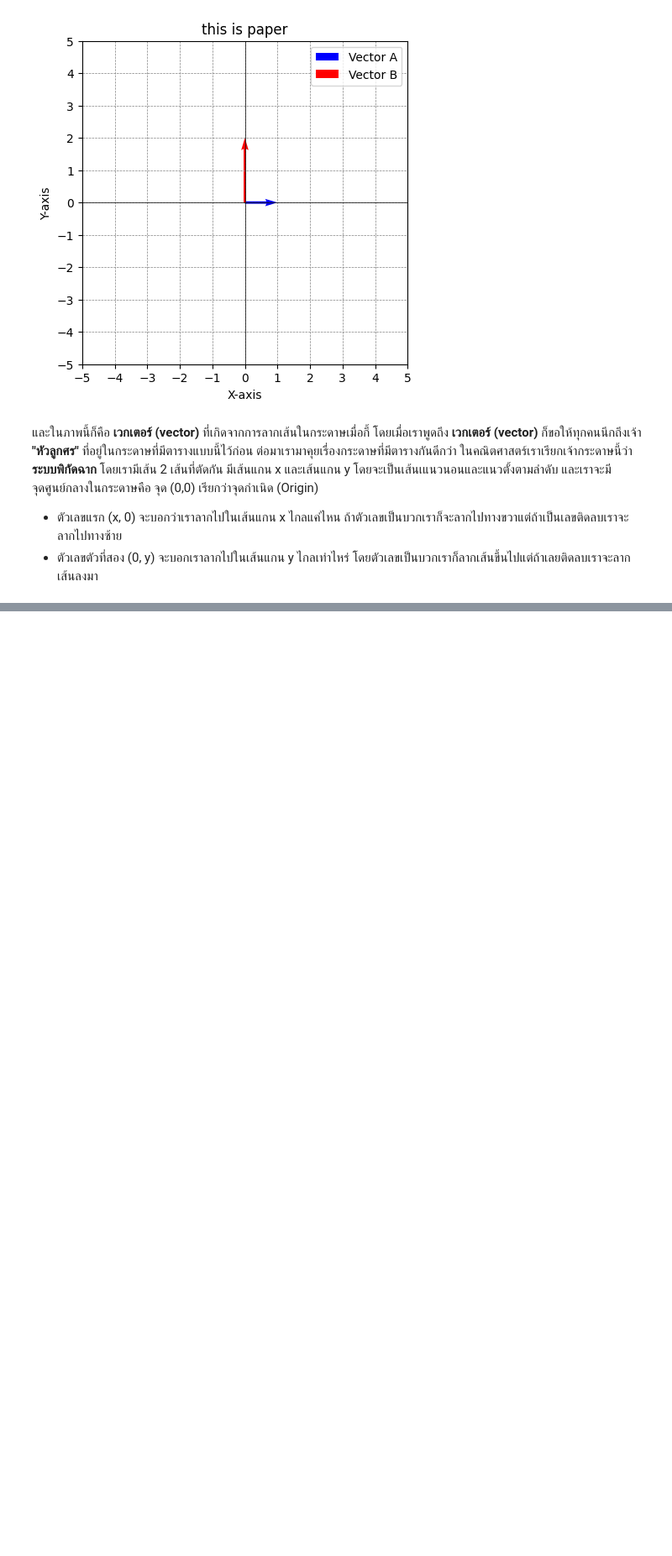
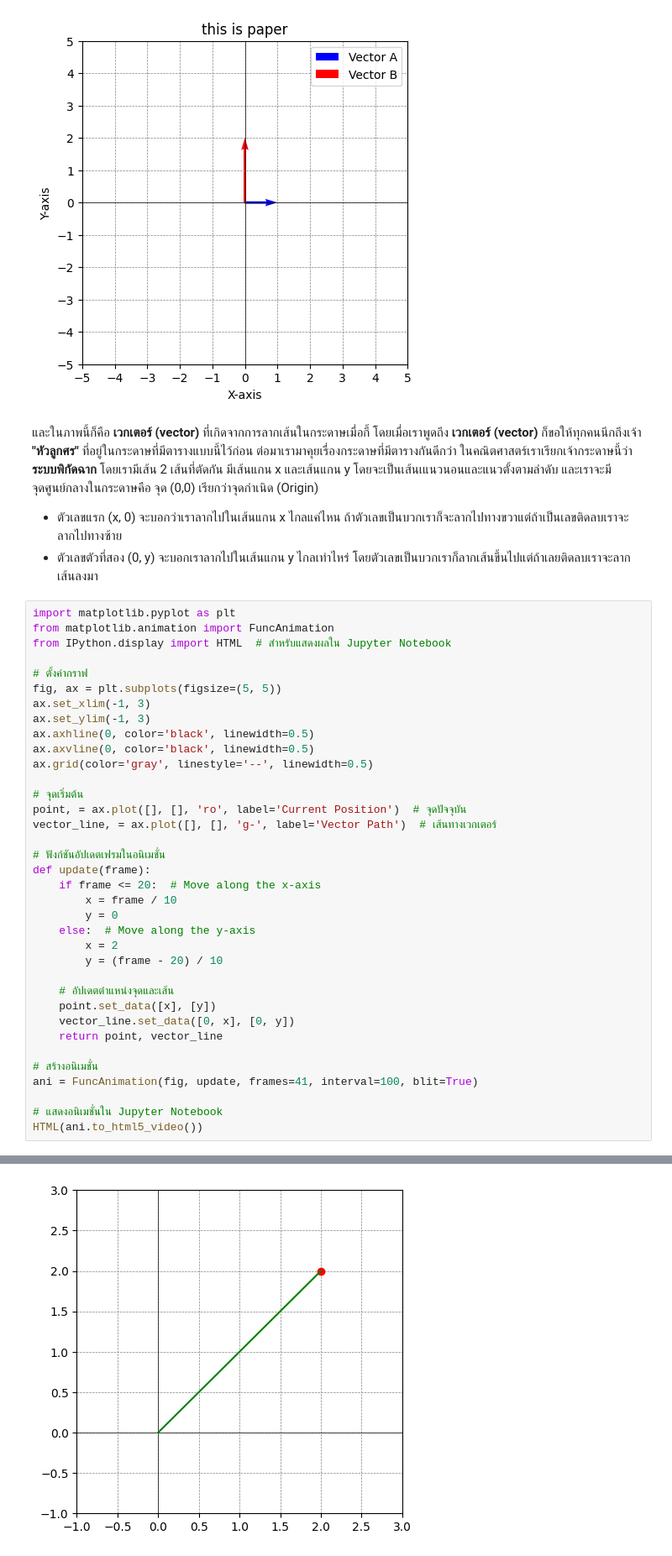
Before and after one commit to DeliciousBoy/Linear-Algebra, a Jupyter notebook: notebooks/vector.ipynb, the cells around one changed output, grey strips where cells are left out. Shown at 84% size. Cells and saved outputs as stored; diff of their text form; blank space fills up the shorter version.

Commit message:
ADD vector animation

```diff
--- a/notebooks/vector.ipynb
+++ b/notebooks/vector.ipynb
@@ -47,3 +48,40 @@ plot_paper_with_vector(vectors, colors, labels, title="this is paper")
 
 - ตัวเลขแรก (x, 0) จะบอกว่าเราลากไปในเส้นแกน x ไกลแค่ไหน ถ้าตัวเลขเป็นบวกเราก็จะลากไปทางขวาแต่ถ้าเป็นเลขติดลบเราจะลากไปทางซ้าย
 - ตัวเลขตัวที่สอง (0, y) จะบอกเราลากไปในเส้นแกน y ไกลเท่าไหร่ โดยตัวเลขเป็นบวกเราก็ลากเส้นขึ้นไปแต่ถ้าเลยติดลบเราจะลากเส้นลงมา
+# %%
+import matplotlib.pyplot as plt
+from matplotlib.animation import FuncAnimation
+from IPython.display import HTML  # สำหรับแสดงผลใน Jupyter Notebook
+
+# ตั้งค่ากราฟ
+fig, ax = plt.subplots(figsize=(5, 5))
+ax.set_xlim(-1, 3)
+ax.set_ylim(-1, 3)
+ax.axhline(0, color='black', linewidth=0.5)
+ax.axvline(0, color='black', linewidth=0.5)
+ax.grid(color='gray', linestyle='--', linewidth=0.5)
+
+# จุดเริ่มต้น
+point, = ax.plot([], [], 'ro', label='Current Position')  # จุดปัจจุบัน
+vector_line, = ax.plot([], [], 'g-', label='Vector Path')  # เส้นทางเวกเตอร์
+
+# ฟังก์ชันอัปเดตเฟรมในอนิเมชั่น
+def update(frame):
+    if frame <= 20:  # Move along the x-axis
+        x = frame / 10
+        y = 0
+    else:  # Move along the y-axis
+        x = 2
+        y = (frame - 20) / 10
+
+    # อัปเดตตำแหน่งจุดและเส้น
+    point.set_data([x], [y])
+    vector_line.set_data([0, x], [0, y])
+    return point, vector_line
+
+# สร้างอนิเมชั่น
+ani = FuncAnimation(fig, update, frames=41, interval=100, blit=True)
+
+# แสดงอนิเมชั่นใน Jupyter Notebook
+HTML(ani.to_html5_video())
+# %% [output]
@@ -49,0 +89 @@ plot_paper_with_vector(vectors, colors, labels, title="this is paper")
+[figure, added]
```
Also changed, not shown: parts of 2 cells of this notebook.
